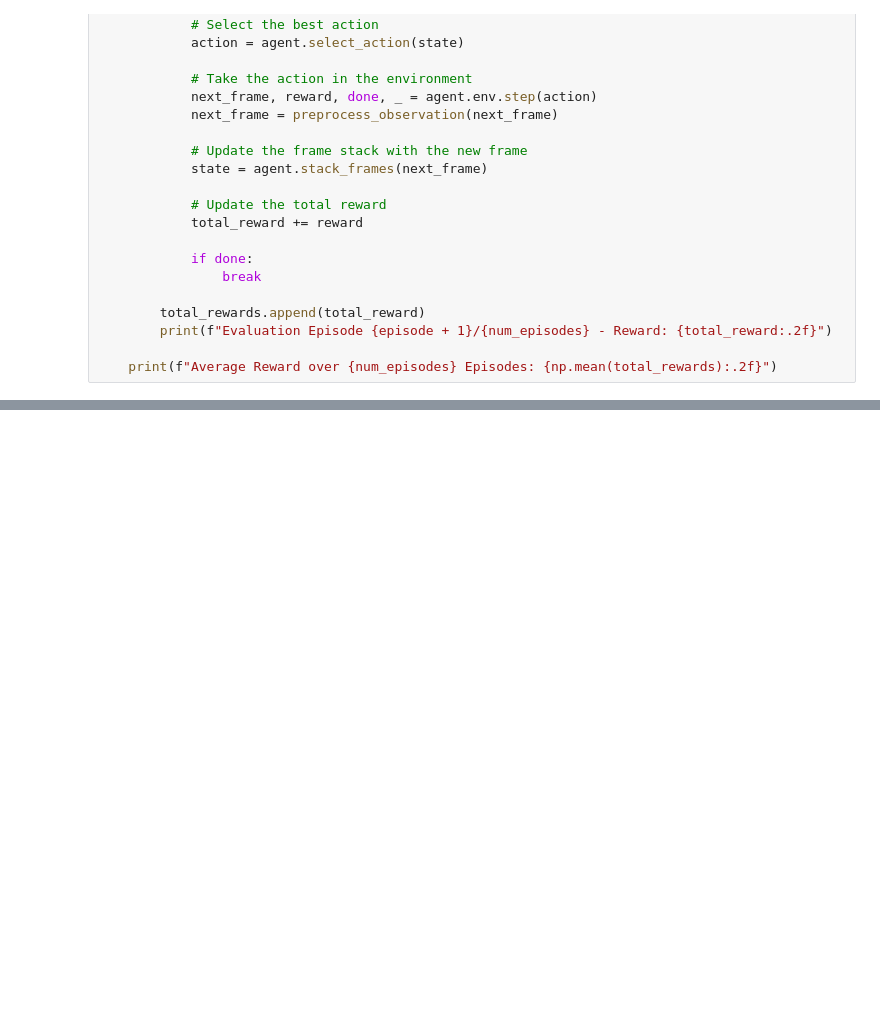
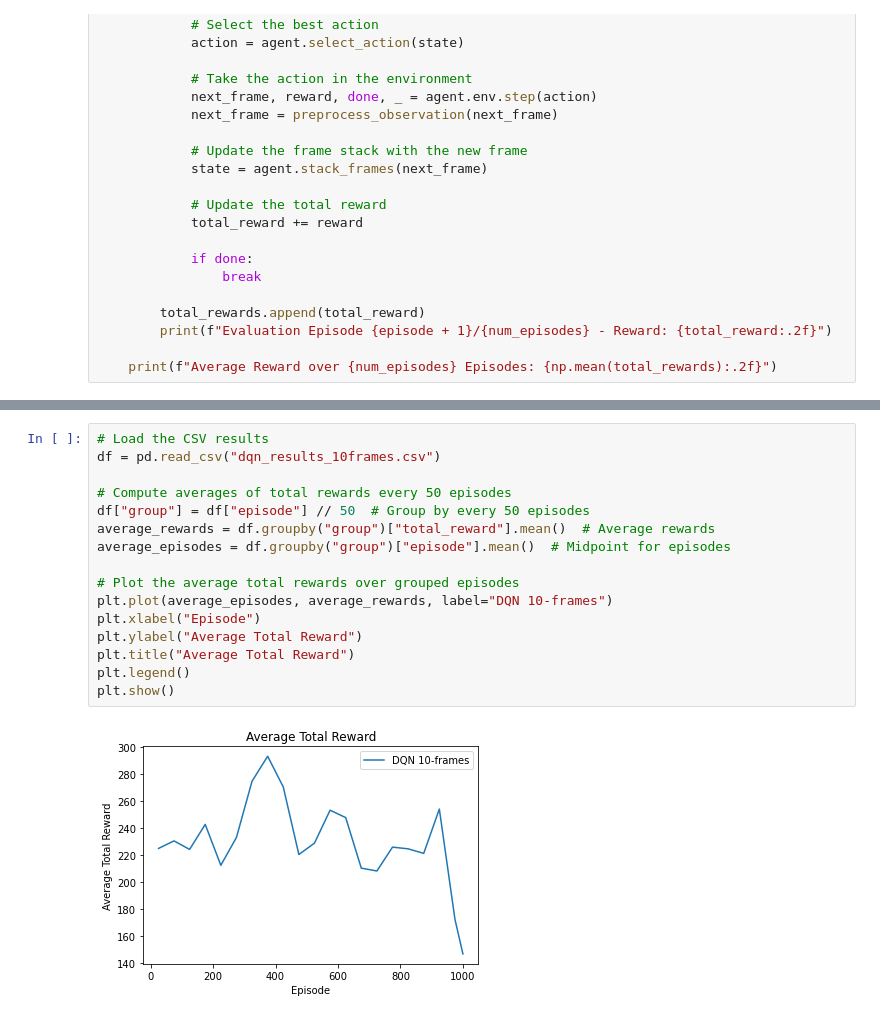
Before and after one commit to DinoDany/DRQN_RL, a Jupyter notebook: dqn.ipynb, the cells around one changed output, grey strips where cells are left out. Drawn from its saved outputs; the diff is of its cells as text; blank space fills up the shorter version.

```diff
--- a/dqn.ipynb
+++ b/dqn.ipynb
@@ -474,0 +527,18 @@ evaluate_agent(agent, num_episodes=10, max_steps_per_episode=10000)
+# %%
+# Load the CSV results
+df = pd.read_csv("dqn_results_10frames.csv")
+
+# Compute averages of total rewards every 50 episodes
+df["group"] = df["episode"] // 50  # Group by every 50 episodes
+average_rewards = df.groupby("group")["total_reward"].mean()  # Average rewards
+average_episodes = df.groupby("group")["episode"].mean()  # Midpoint for episodes
+
+# Plot the average total rewards over grouped episodes
+plt.plot(average_episodes, average_rewards, label="DQN 10-frames")
+plt.xlabel("Episode")
+plt.ylabel("Average Total Reward")
+plt.title("Average Total Reward")
+plt.legend()
+plt.show()
+# %% [output]
+[figure, added]
```
Also changed, not shown: parts of 6 cells of this notebook, 2 other files.
